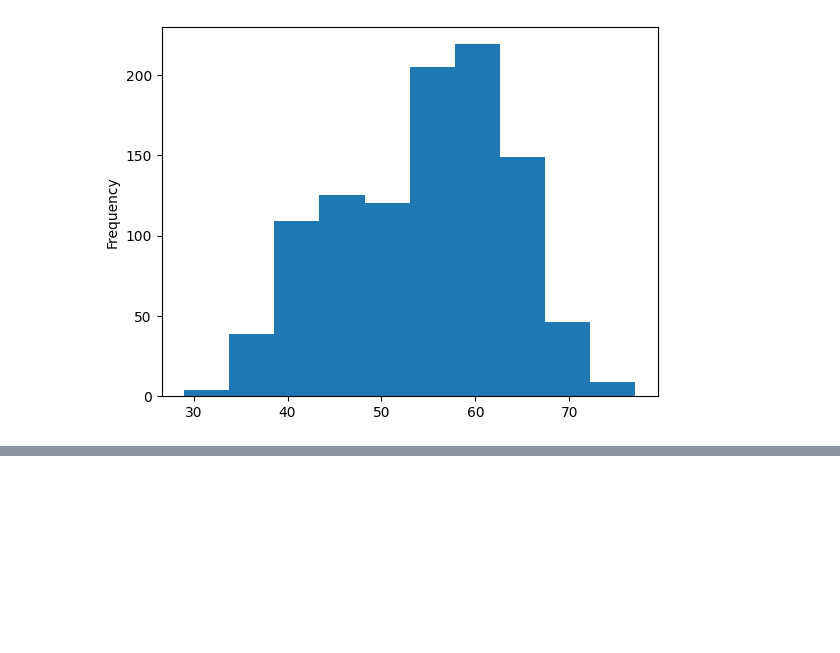
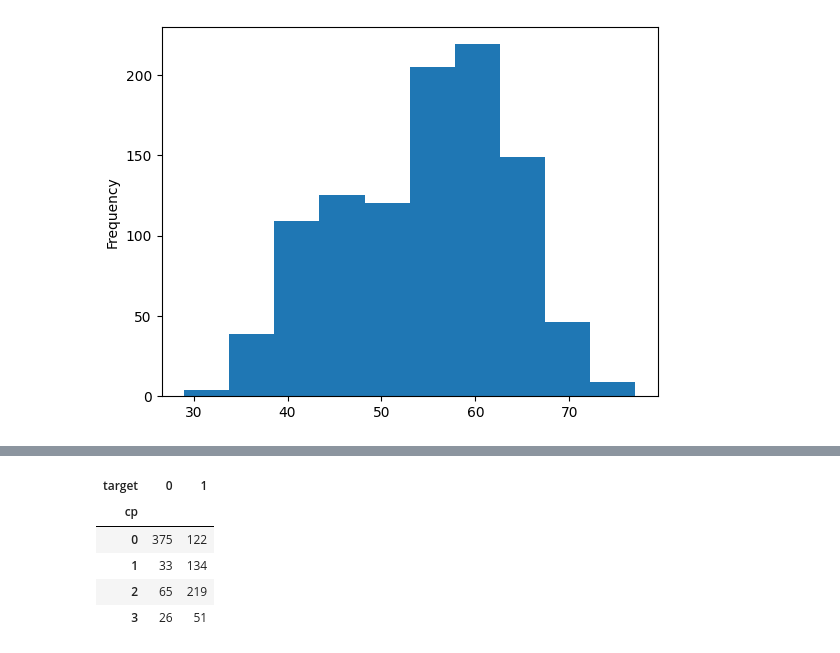
Before and after one commit to IlyasaNandaRahmadianto/pythonSpace, a Jupyter notebook: heart_desease.ipynb, the cells around one changed output, grey strips where cells are left out. Cells and saved outputs as stored; diff of their text form; code cells hidden in the pictures; blank space fills up the shorter version.

```diff
--- a/heart_desease.ipynb
+++ b/heart_desease.ipynb
@@ -170,0 +179,9 @@ df.age.plot.hist();
+# %%
+pd.crosstab(df.cp, df.target)
+# %% [output]
+| target | 0 | 1 |
+| cp |  |  |
+| 0 | 375 | 122 |
+| 1 | 33 | 134 |
+| 2 | 65 | 219 |
+| 3 | 26 | 51 |
```
Also changed, not shown: parts of 7 cells of this notebook.
